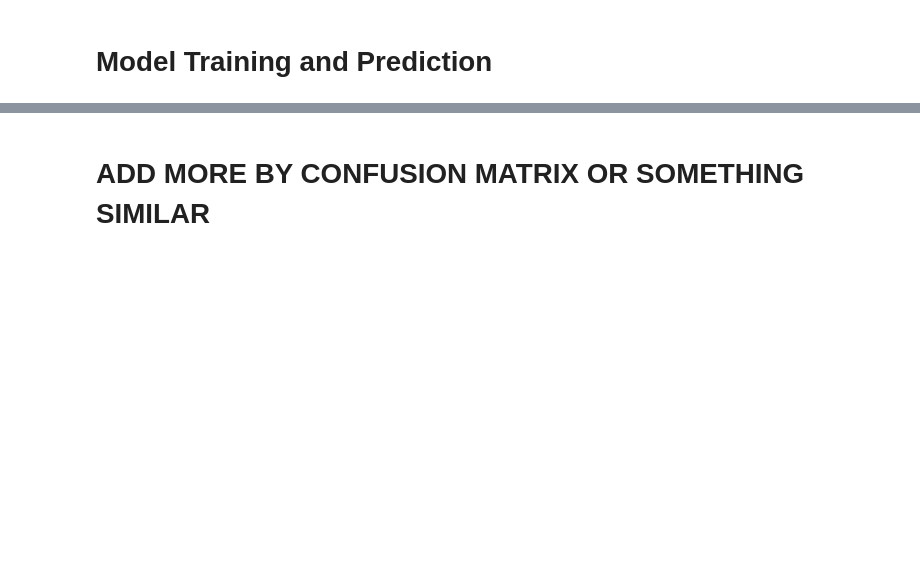
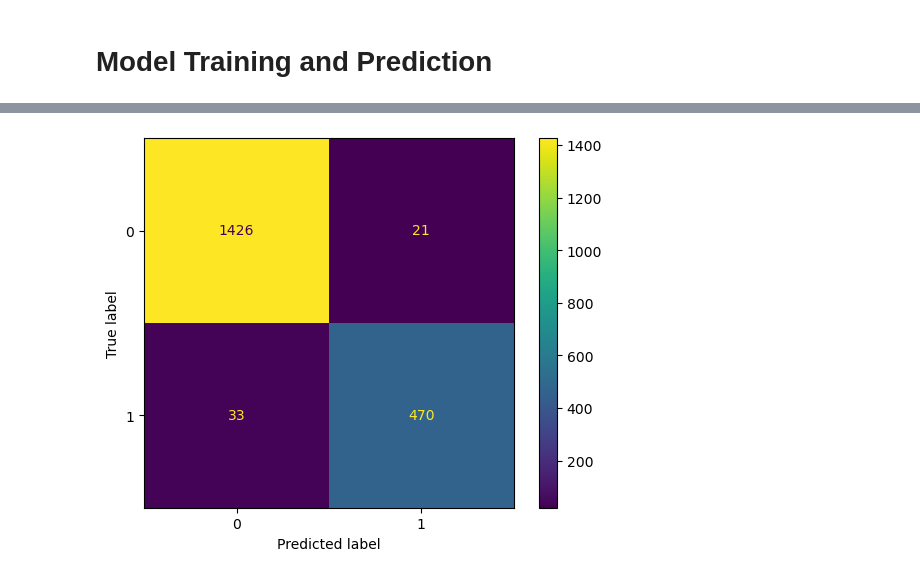
Before and after one commit to cedricfyc/Online_tutorials, a Jupyter notebook: Machine Learning/Wine Prediction/wine_type_prediction_tutorial.ipynb, the cells around one changed output, grey strips where cells are left out. Saved outputs shown, nothing was run; the diff lists cells and outputs as text; code cells hidden in the pictures; blank space fills up the shorter version.

Commit message:
Model Evaluation added
ML_Notes added and model evaluation completed

```diff
--- a/Machine Learning/Wine Prediction/wine_type_prediction_tutorial.ipynb
+++ b/Machine Learning/Wine Prediction/wine_type_prediction_tutorial.ipynb
@@ -220,2 +224,12 @@ Epoch 3/3
-# %% [markdown]
-# ADD MORE BY CONFUSION MATRIX OR SOMETHING SIMILAR
+# %%
+from sklearn.metrics import confusion_matrix, ConfusionMatrixDisplay
+import matplotlib.pyplot as plt
+
+# turn continuous values into binaries
+binary_y_pred = (y_pred >= 0.5).astype(int)
+cm = confusion_matrix(y_test, binary_y_pred)
+disp = ConfusionMatrixDisplay(confusion_matrix=cm) # Assuming your model has a 'classes_' attribute
+disp.plot()
+plt.show()
+# %% [output]
+[figure, added]
```
Also changed, not shown: parts of 7 cells of this notebook, 3 other files.
